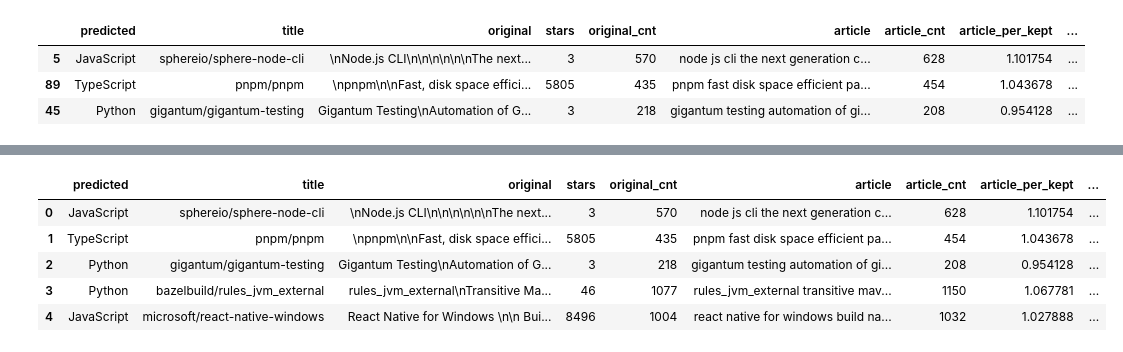
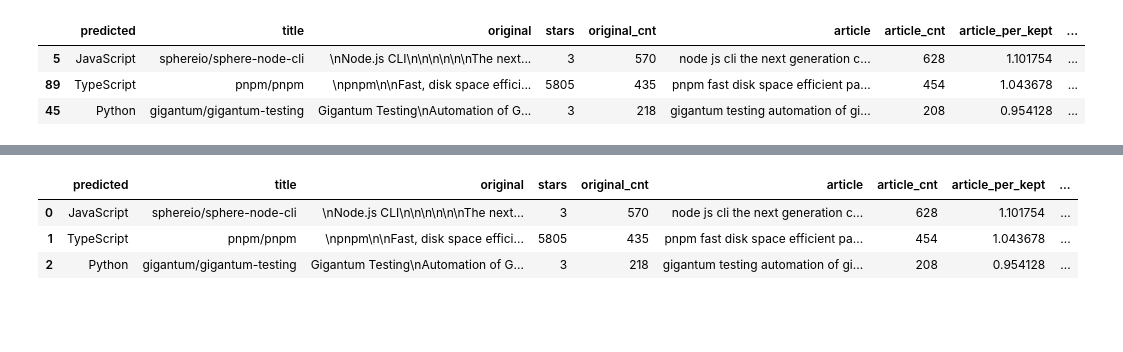
Before and after one commit to codeup-cyber-linguists/languages-classifier, a Jupyter notebook: jb_github_language_classifier.ipynb, the cells around one changed output, grey strips where cells are left out. Saved outputs shown, nothing was run; the diff lists cells and outputs as text; code cells hidden in the pictures; blank space fills up the shorter version.

```diff
--- a/jb_github_language_classifier.ipynb
+++ b/jb_github_language_classifier.ipynb
@@ -525,14 +602,14 @@ bow_y = df.language
 
 bow_X_train, bow_X_test, bow_y_train, bow_y_test = train_test_split(bow_X, bow_y, stratify=bow_y, test_size=.2, random_state=random_state)
 # not sure if we need to stratify y... so not doing it here... I think this is unneccessary because we dont have unbalanced set.
-bow_train = pd.DataFrame(dict(actual=y_train))
-bow_test = pd.DataFrame(dict(actual=y_test))
+bow_train = pd.DataFrame(dict(actual=bow_y_train))
+bow_test = pd.DataFrame(dict(actual=bow_y_test))
 
 
 bow_lm = LogisticRegression().fit(bow_X_train, bow_y_train)
 
-bow_train['predicted'] = lm.predict(bow_X_train)
-bow_test['predicted'] = lm.predict(bow_X_test)
+bow_train['predicted'] = bow_lm.predict(bow_X_train)
+bow_test['predicted'] = bow_lm.predict(bow_X_test)
 # %%
 print('Accuracy: {:.2%}'.format(accuracy_score(bow_train.actual, bow_train.predicted)))
 print('---')
@@ -662,7 +739,8 @@ bow_test_preds.head()
 | 19 | JavaScript |
 # %%
 X_train = pd.merge(bow_train, df, left_index=True, right_index=True)
-X_train.drop(columns=['actual', 'language', 'lang_encoded'], inplace=True)
+X_train.drop(columns=['actual', 'language'], inplace=True)
+X_train.rename(columns={'lang_encoded':'pred_lang_encoded'}, inplace=True)
 X_train.head(3)
 # %% [output]
 |  | predicted | title | original | stars | original_cnt | article | article_cnt | article_per_kept | ... |
@@ -714,17 +797,15 @@ y_train.head()
 # %%
 X_train[['pred_lang_encoded']] = X_train[['predicted']]
 X_train[['language']] = X_train[['predicted']]
 X_train = pd.merge(X_train, lang_groups, how='left', on='language')
 X_train.drop(columns=['language', 'pred_lang_encoded'], inplace=True)
 X_train.rename(index=str, columns={'lang_encoded': 'pred_lang_encoded'}, inplace=True)
-X_train.head()
+X_train.head(3)
 # %% [output]
 |  | predicted | title | original | stars | original_cnt | article | article_cnt | article_per_kept | ... |
 | 0 | JavaScript | sphereio/sphere-node-cli | \nNode.js CLI\n\n\n\n\n\nThe next... | 3 | 570 | node js cli the next generation c... | 628 | 1.101754 | ... |
 | 1 | TypeScript | pnpm/pnpm | \npnpm\n\nFast, disk space effici... | 5805 | 435 | pnpm fast disk space efficient pa... | 454 | 1.043678 | ... |
 | 2 | Python | gigantum/gigantum-testing | Gigantum Testing\nAutomation of G... | 3 | 218 | gigantum testing automation of gi... | 208 | 0.954128 | ... |
-| 3 | Python | bazelbuild/rules_jvm_external | rules_jvm_external\nTransitive Ma... | 46 | 1077 | rules_jvm_external transitive mav... | 1150 | 1.067781 | ... |
-| 4 | JavaScript | microsoft/react-native-windows | React Native for Windows \n\n Bui... | 8496 | 1004 | react native for windows build na... | 1032 | 1.027888 | ... |
 # %%
 X_test[['pred_lang_encoded']] = X_test[['predicted']]
 X_test[['language']] = X_test[['predicted']]
```
Also changed, not shown: parts of 34 cells of this notebook.
